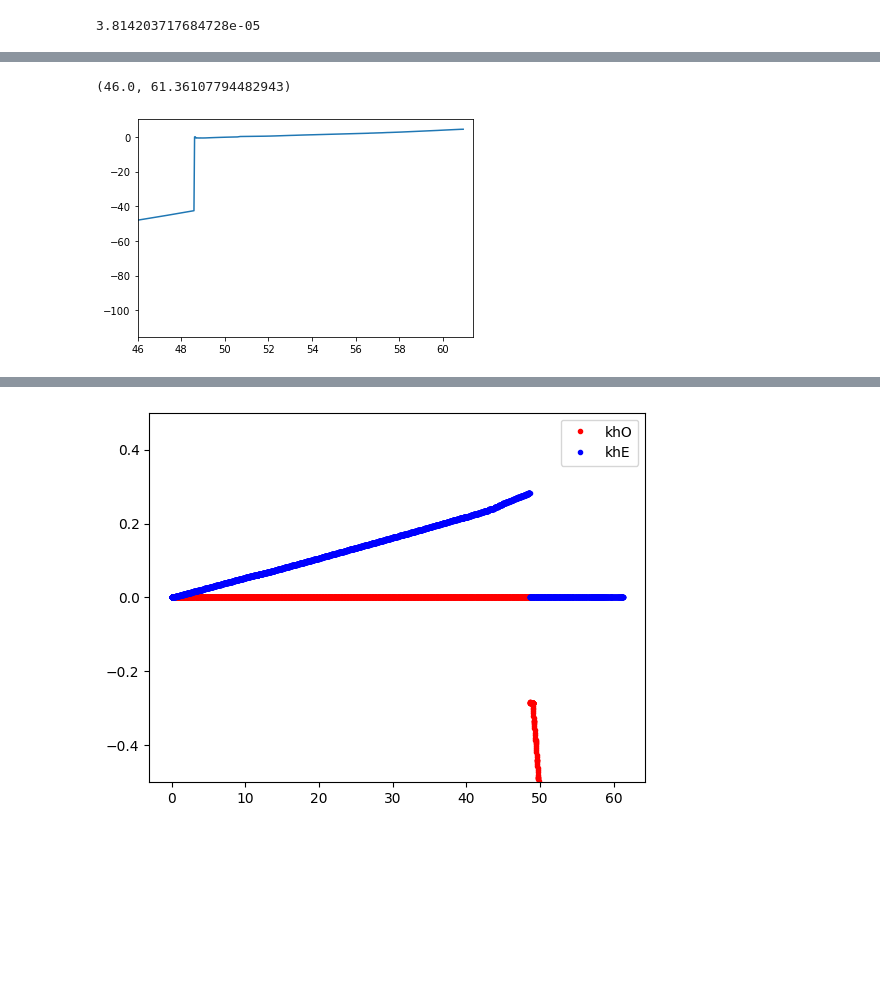
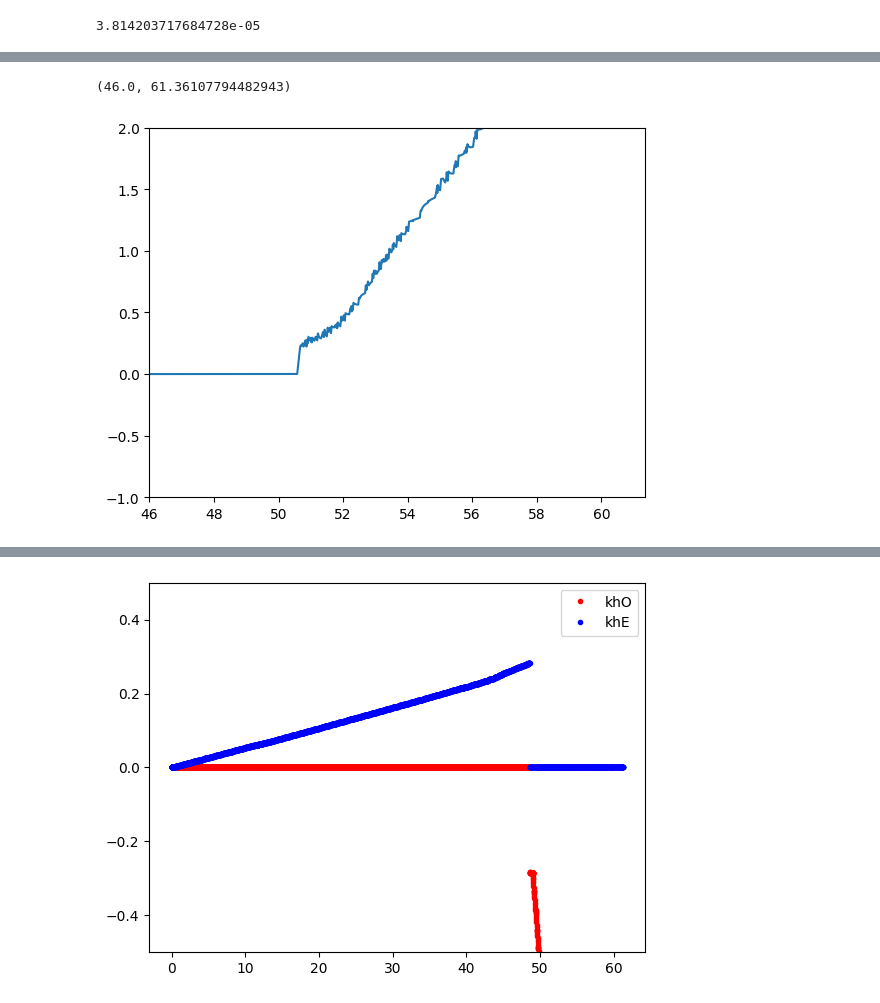
Before and after one commit to richard-von-eckardstein/GEFF, a Jupyter notebook: GEFTestGround.ipynb, the cells around one changed output, grey strips where cells are left out. Drawn from its saved outputs; the diff is of its cells as text; code cells hidden in the pictures; blank space fills up the shorter version.

```diff
--- a/GEFTestGround.ipynb
+++ b/GEFTestGround.ipynb
@@ -218,9 +224,10 @@ t = H.vals["t"]
 # %%
 plt.plot(N2, t-tferm)
+plt.ylim(-1,2.)
 plt.xlim(46., max([*N1, *N4]))
 # %% [output]
 (46.0, 61.36107794482943)
-[figure, old version]
+[figure, new version]
 # %%
 kSferm = CubicSpline(t, kS)(tferm)
 # %%
```
Also changed, not shown: parts of 7 cells of this notebook, 2 other files.
